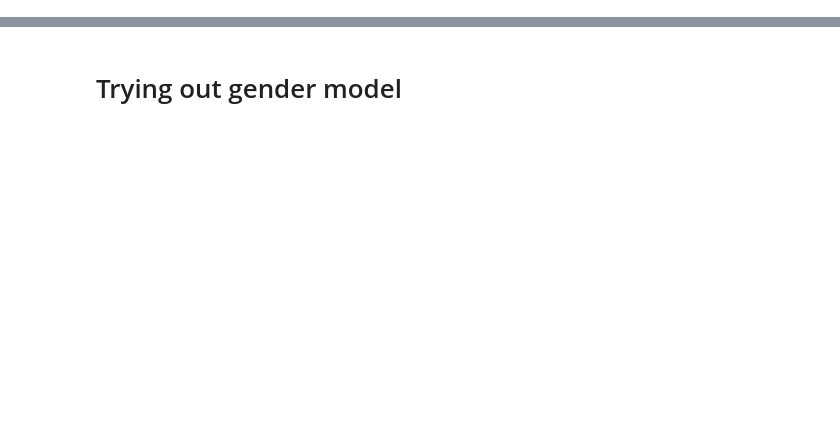
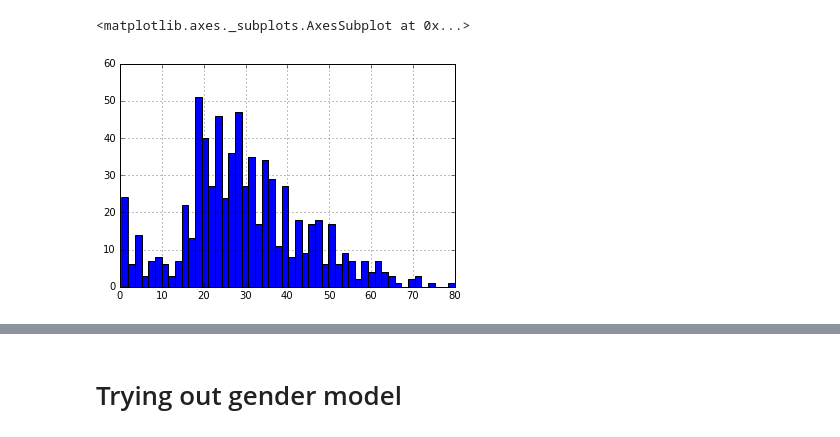
Before and after one commit to suyashkumar2409/Kaggle-Competitions, a Jupyter notebook: Titanic/Titanic.ipynb, the cells around one changed output, grey strips where cells are left out. Saved outputs shown, nothing was run; the diff lists cells and outputs as text; code cells hidden in the pictures; blank space fills up the shorter version.

```diff
--- a/Titanic/Titanic.ipynb
+++ b/Titanic/Titanic.ipynb
@@ -10,0 +164,5 @@ train = pd.read_csv('train.csv')
+# %%
+train['Age'].hist(bins=50)
+# %% [output]
+<matplotlib.axes._subplots.AxesSubplot at 0x...>
+[figure, added]
```
Also changed, not shown: parts of 34 cells of this notebook, 1 other file.
